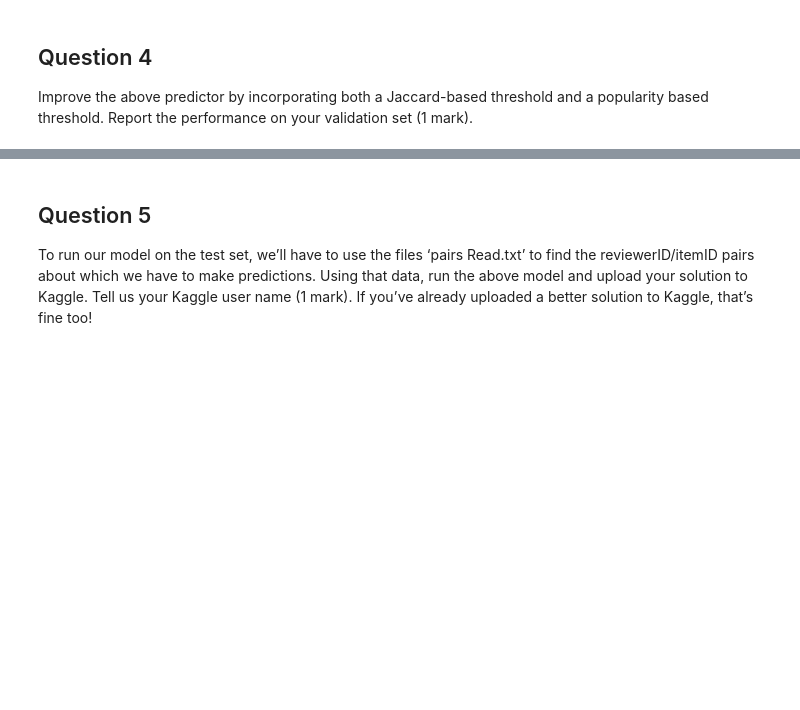
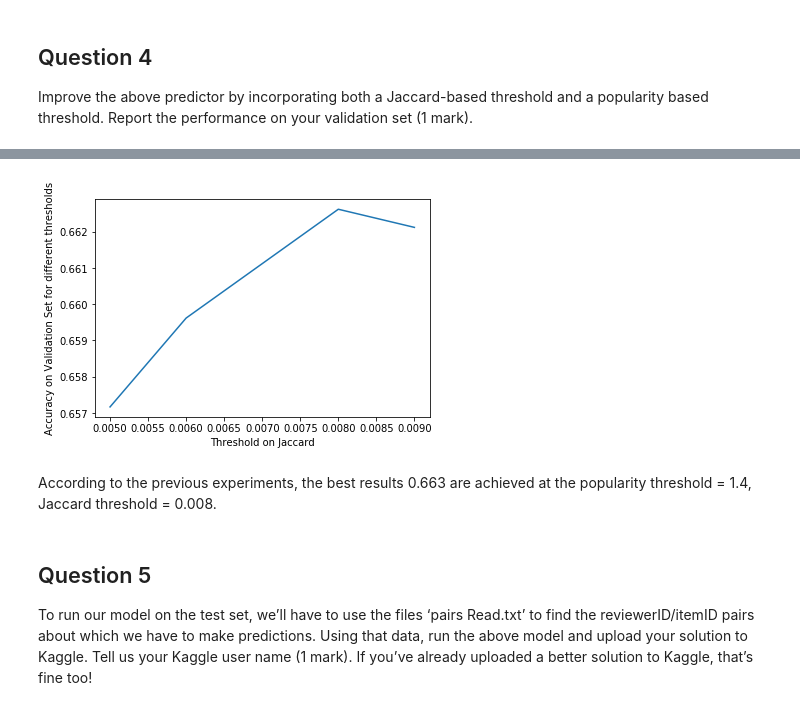
Before and after one commit to Rshcaroline/UCSD-CSE258-Web-Mining-and-Recommender-Systems, a Jupyter notebook: Homework3/homework3.ipynb, the cells around one changed output, grey strips where cells are left out. Cells and saved outputs as stored; diff of their text form; code cells hidden in the pictures; blank space fills up the shorter version.

```diff
--- a/Homework3/homework3.ipynb
+++ b/Homework3/homework3.ipynb
@@ -333,0 +381,5 @@ Accuracy is 0.650
+# %%
+threshold_jacs = [i/10000 for i in range(50, 100, 10)]
+acc = []
+for threshold_jac in threshold_jacs:
+    acc.append(ensemble(threshold_pop=1.4, threshold_jac=threshold_jac))
@@ -334,3 +402,12 @@ Accuracy is 0.650
+# %%
+plt.plot(threshold_jacs, acc)
+plt.xlabel('Threshold on Jaccard')
+plt.ylabel('Accuracy on Validation Set for different thresholds')
+plt.show()
+# %% [output]
+[figure, added]
+# %% [markdown]
+According to the previous experiments, the best results 0.663 are achieved at the popularity threshold = 1.4, Jaccard threshold = 0.008.
 # %% [markdown]
 ## Question 5
 
```
Also changed, not shown: parts of 31 cells of this notebook, 12 other files.
